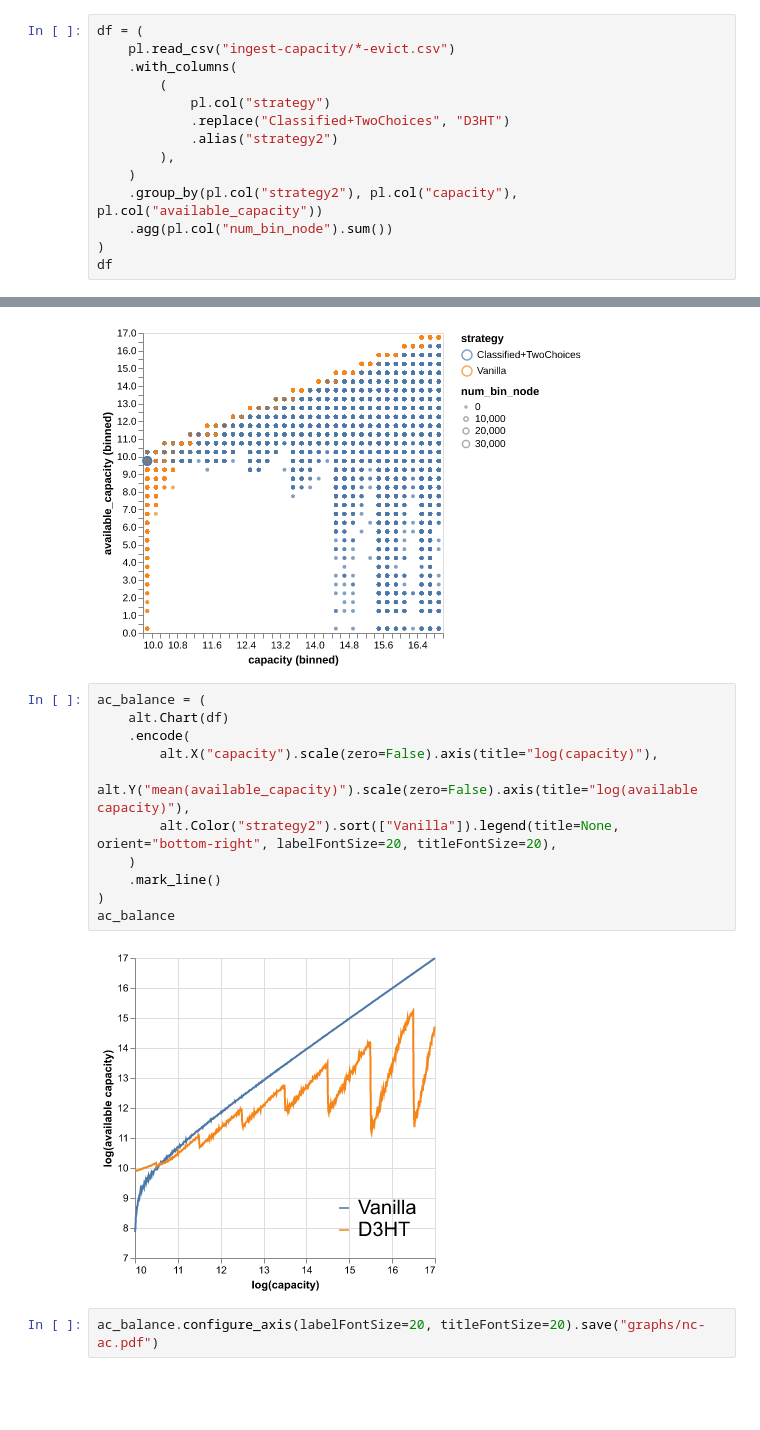
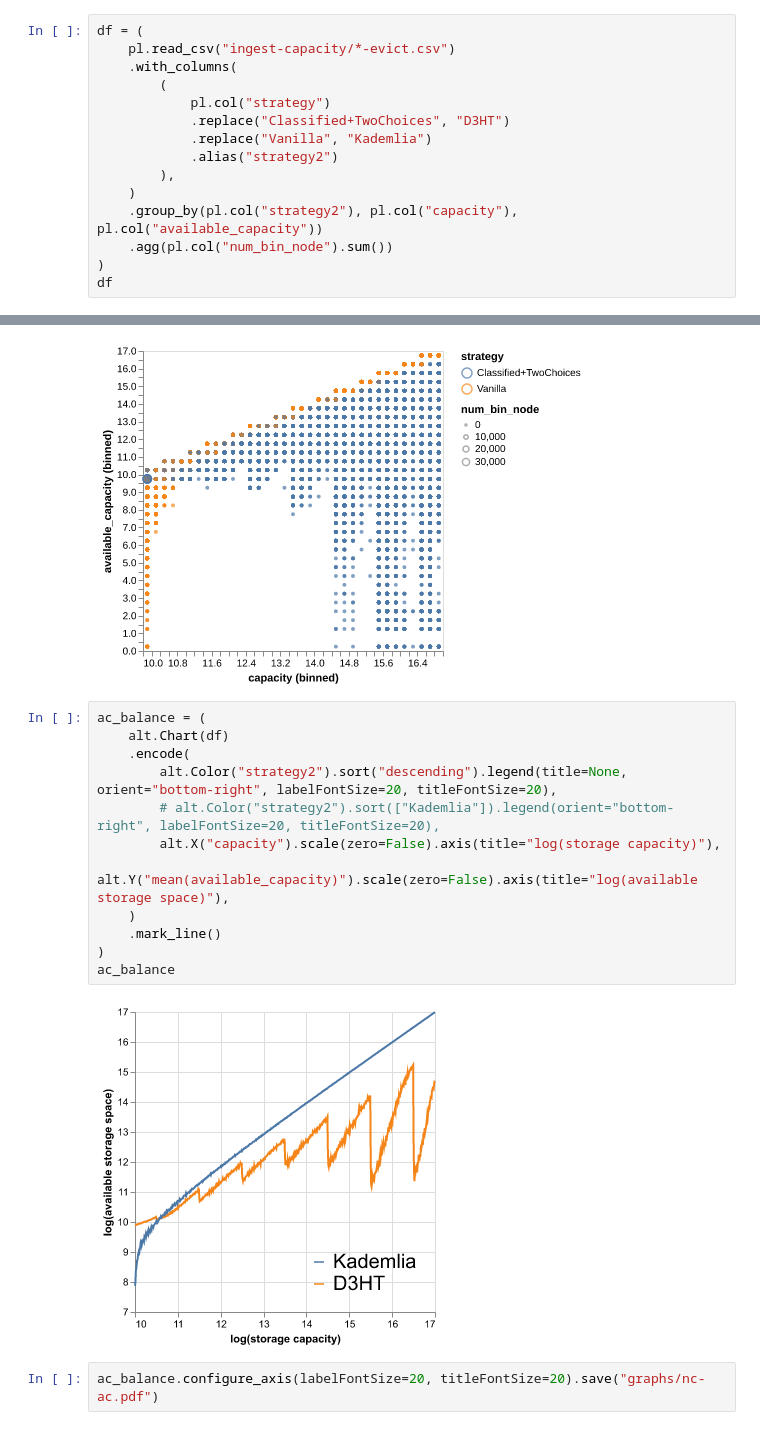
Before and after one commit to sgdxbc/storage-simulation-data, a Jupyter notebook: graphs.ipynb, the cells around one changed output, grey strips where cells are left out. Drawn from its saved outputs; the diff is of its cells as text; blank space fills up the shorter version.

```diff
--- a/graphs.ipynb
+++ b/graphs.ipynb
@@ -295,6 +298,7 @@ df = (
         (
             pl.col("strategy")
             .replace("Classified+TwoChoices", "D3HT")
+            .replace("Vanilla", "Kademlia")
             .alias("strategy2")
         ),
     )
@@ -350,16 +354,17 @@ alt.Chart(df).encode(
 # %%
 ac_balance = (
     alt.Chart(df)
     .encode(
-        alt.X("capacity").scale(zero=False).axis(title="log(capacity)"),
-        alt.Y("mean(available_capacity)").scale(zero=False).axis(title="log(available capacity)"),
-        alt.Color("strategy2").sort(["Vanilla"]).legend(title=None, orient="bottom-right", labelFontSize=20, titleFontSize=20),
+        alt.Color("strategy2").sort("descending").legend(title=None, orient="bottom-right", labelFontSize=20, titleFontSize=20),
+        # alt.Color("strategy2").sort(["Kademlia"]).legend(orient="bottom-right", labelFontSize=20, titleFontSize=20),
+        alt.X("capacity").scale(zero=False).axis(title="log(storage capacity)"),
+        alt.Y("mean(available_capacity)").scale(zero=False).axis(title="log(available storage space)"),
     )
     .mark_line()
 )
 ac_balance
 # %% [output]
-[figure, old version]
+[figure, new version]
 # %%
 ac_balance.configure_axis(labelFontSize=20, titleFontSize=20).save("graphs/nc-ac.pdf")
 # %%
```
Also changed, not shown: parts of 9 cells of this notebook, 5 other files.
